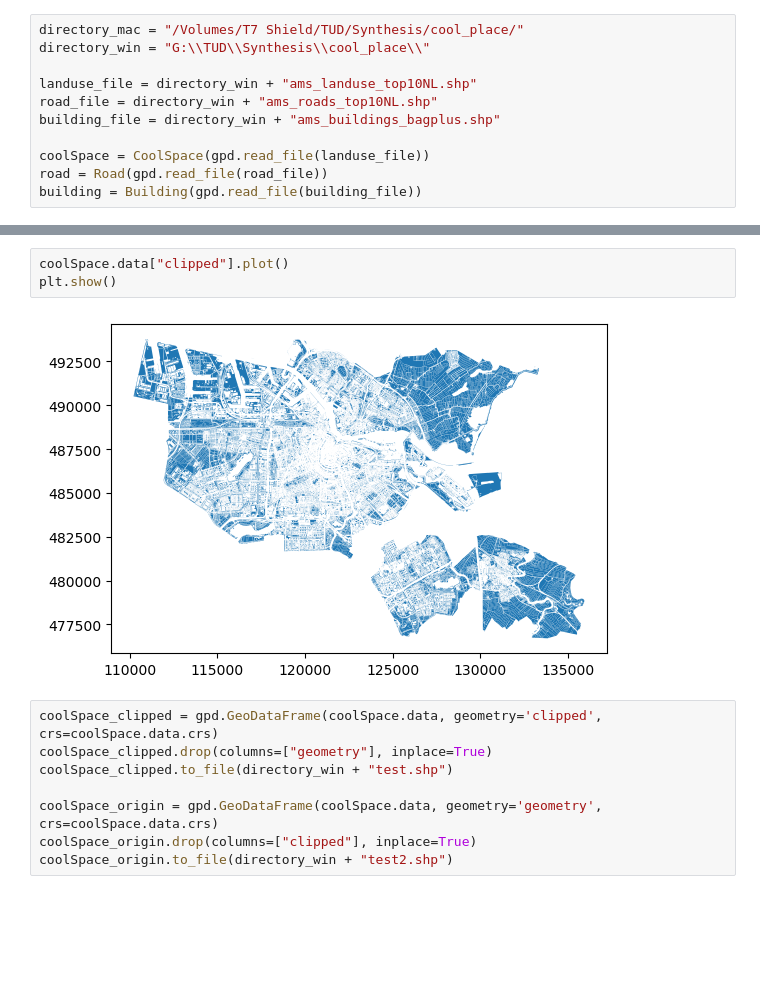
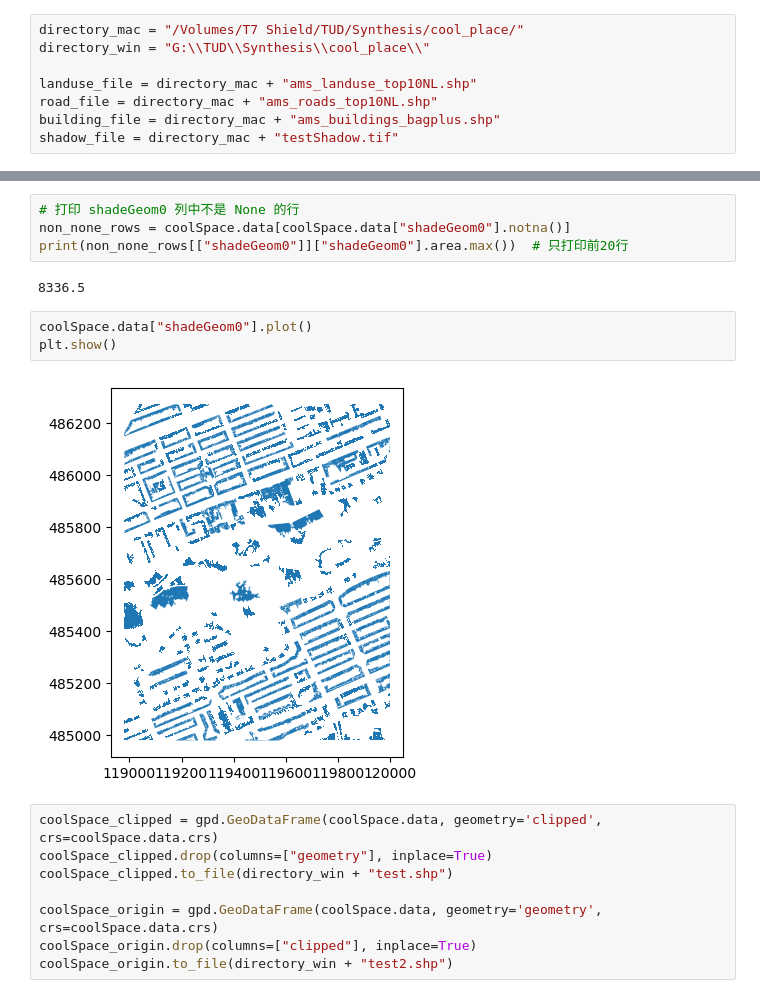
Before and after one commit to jsscmnhn/shady_amsterdam, a Jupyter notebook: cool_place/test.ipynb, the cells around one changed output, grey strips where cells are left out. Drawn from its saved outputs; the diff is of its cells as text; blank space fills up the shorter version.

```diff
--- a/cool_place/test.ipynb
+++ b/cool_place/test.ipynb
@@ -8,10 +9,7 @@ import matplotlib.pyplot as plt
 directory_mac = "/Volumes/T7 Shield/TUD/Synthesis/cool_place/"
 directory_win = "G:\\TUD\\Synthesis\\cool_place\\"
 
-landuse_file = directory_win + "ams_landuse_top10NL.shp"
-road_file = directory_win + "ams_roads_top10NL.shp"
-building_file = directory_win + "ams_buildings_bagplus.shp"
-
-coolSpace = CoolSpace(gpd.read_file(landuse_file))
-road = Road(gpd.read_file(road_file))
-building = Building(gpd.read_file(building_file))
+landuse_file = directory_mac + "ams_landuse_top10NL.shp"
+road_file = directory_mac + "ams_roads_top10NL.shp"
+building_file = directory_mac + "ams_buildings_bagplus.shp"
+shadow_file = directory_mac + "testShadow.tif"
@@ -39,8 +60,14 @@ Right CRS: None
+# %%
+# 打印 shadeGeom0 列中不是 None 的行
+non_none_rows = coolSpace.data[coolSpace.data["shadeGeom0"].notna()]
+print(non_none_rows[["shadeGeom0"]]["shadeGeom0"].area.max())  # 只打印前20行
+# %% [output]
+8336.5
 # %%
-coolSpace.data["clipped"].plot()
+coolSpace.data["shadeGeom0"].plot()
 plt.show()
 # %% [output]
-[figure, old version]
+[figure, new version]
 # %%
 coolSpace_clipped = gpd.GeoDataFrame(coolSpace.data, geometry='clipped', crs=coolSpace.data.crs)
 coolSpace_clipped.drop(columns=["geometry"], inplace=True)
```
Also changed, not shown: parts of 8 cells of this notebook, 2 other files.
